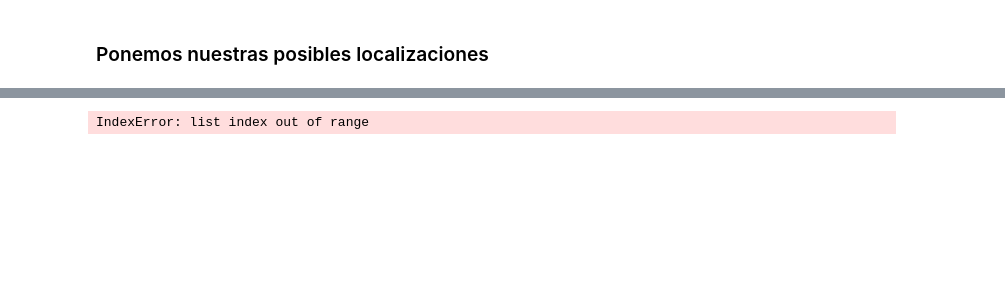
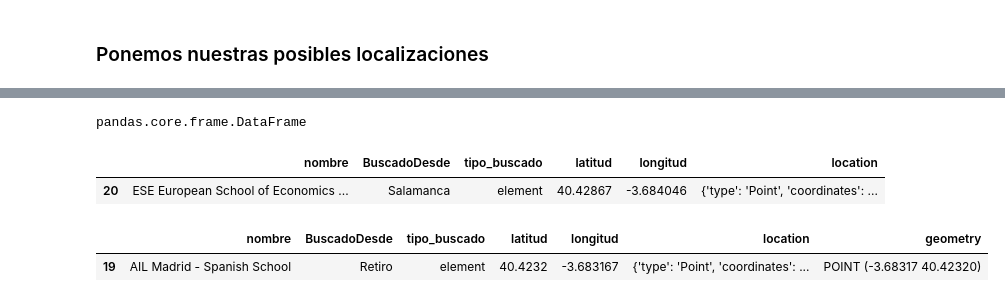
Before and after one commit to 4tolon/TheCompanyLocator, a Jupyter notebook: notebooks/VisualizacionYdatos.ipynb, the cells around one changed output, grey strips where cells are left out. Cells and saved outputs as stored; diff of their text form; code cells hidden in the pictures; blank space fills up the shorter version.

```diff
--- a/notebooks/VisualizacionYdatos.ipynb
+++ b/notebooks/VisualizacionYdatos.ipynb
@@ -17,5 +19,7 @@ df_ofis_posibles = pd.read_csv('../data/oficinasAlqCoord.csv')
 # %%
 df_ofis_empresas = pd.read_csv('../data/empresasTech.csv')
+# %%
+df_lugares = pd.read_csv('../data/df_lugares.csv')
 # %%
 # Renombro columnas para unificar
 df_ofis_posibles.rename(columns={'Unnamed: 0':'name',
@@ -86,22 +90,19 @@ for index, row in df_ofis_empresas.iterrows():
 map_2
 # %% [output]
 [interactive output not drawn]
-# %%
-
-choromap_ = folium.Map(location=[inicial_lat,inicial_long], zoom_start=11.5)
-
-communities_geo = '..data/distritos.geojson'
-choromap_.choropleth(
-    geo_data=communities_geo,
-    data=df_ofis_posibles,
-    columns=['name'],
-    key_on='feature.properties.nombre',
-    fill_color='BuPu',
-    fill_opacity=1,
-    line_opacity=1,
-    legend_name='Distritos',
-    smooth_factor=0)
-
-choromap_
-# %% [output]
-IndexError: list index out of range
+# %%
+type(df_lugares)
+# %% [output]
+pandas.core.frame.DataFrame
+# %%
+df_lugares.sample()
+# %% [output]
+|  | nombre | BuscadoDesde | tipo_buscado | latitud | longitud | location |
+| 20 | ESE European School of Economics ... | Salamanca | element | 40.42867 | -3.684046 | {'type': 'Point', 'coordinates': ... |
+# %%
+gdf = gpd.GeoDataFrame(df_lugares, geometry=gpd.points_from_xy(df_lugares.longitud, df_lugares.latitud))
+# %%
+gdf.sample()
+# %% [output]
+|  | nombre | BuscadoDesde | tipo_buscado | latitud | longitud | location | geometry |
+| 19 | AIL Madrid - Spanish School | Retiro | element | 40.4232 | -3.683167 | {'type': 'Point', 'coordinates': ... | POINT (-3.68317 40.42320) |
```
Also changed, not shown: parts of 10 cells of this notebook, 6 other files.
